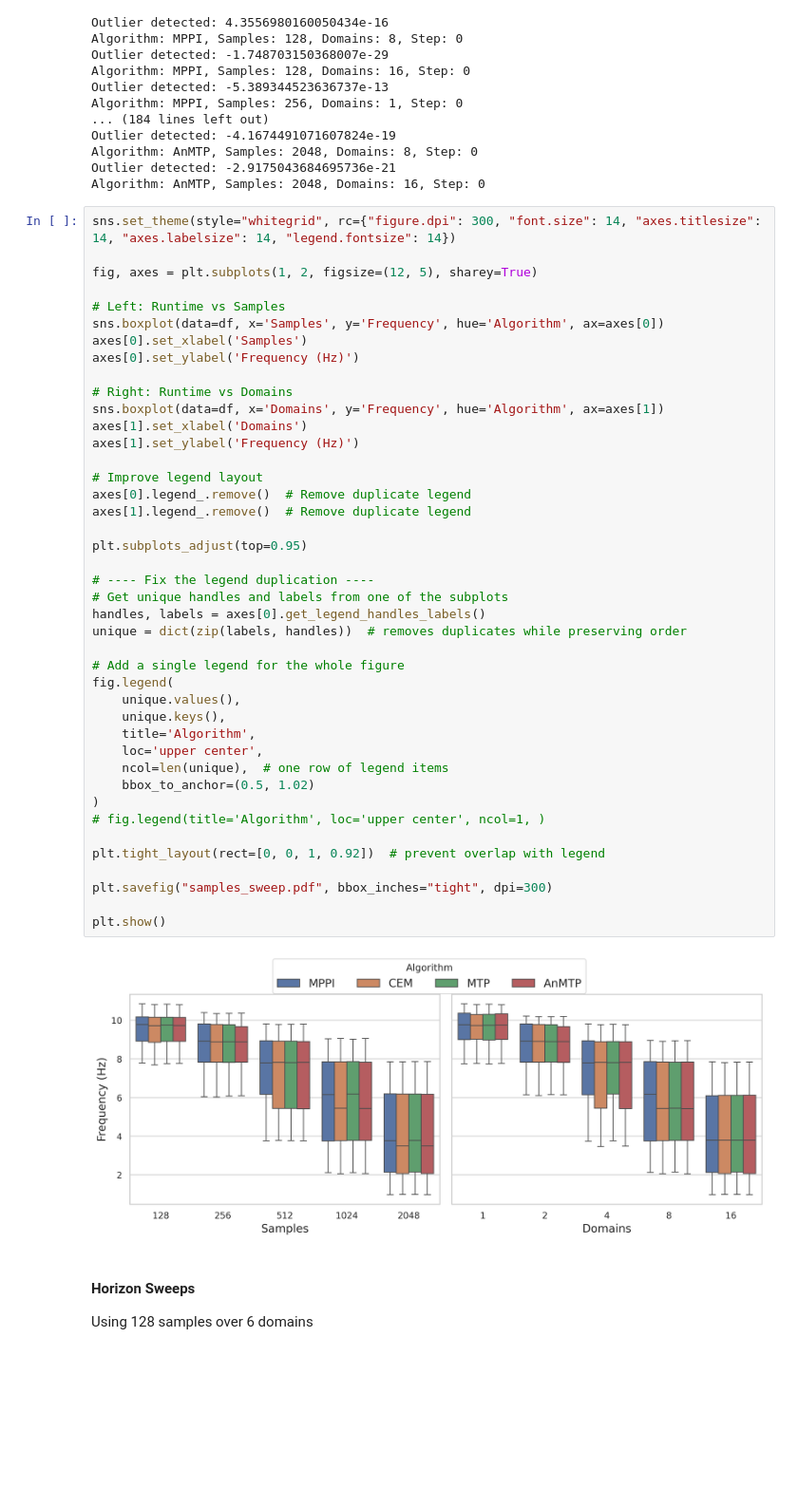
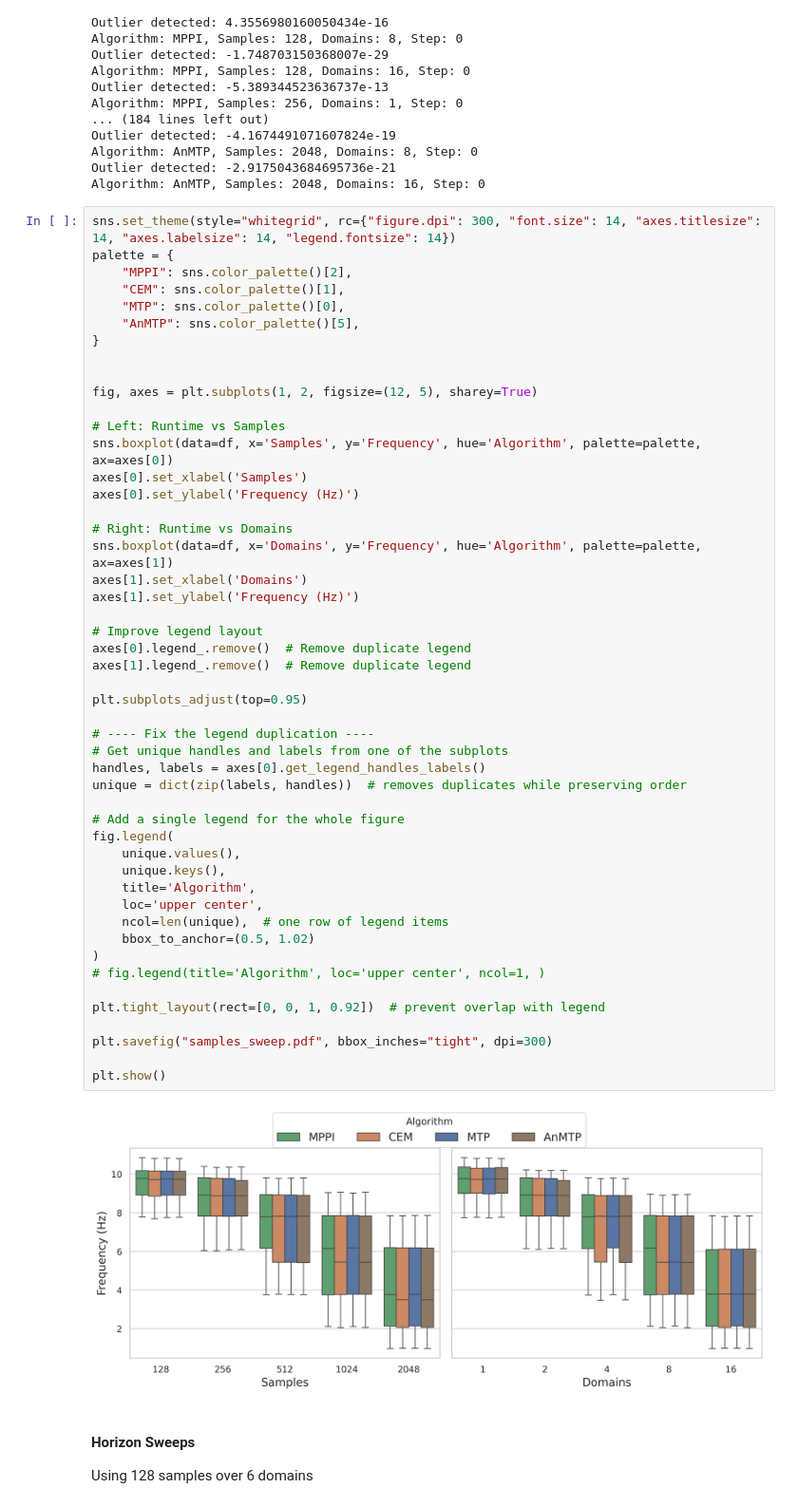
Before and after one commit to magnusdierking/mtp-thesis, a Jupyter notebook: experiments/scaling/plot_scaling_data.ipynb, the cells around one changed output. Shown at 95% size. Cells and saved outputs as stored; diff of their text form; blank space fills up the shorter version.

Commit message:
Changed color in scaling plots

```diff
--- a/experiments/scaling/plot_scaling_data.ipynb
+++ b/experiments/scaling/plot_scaling_data.ipynb
@@ -77,48 +77,55 @@ Outlier detected: -2.9175043684695736e-21
 Algorithm: AnMTP, Samples: 2048, Domains: 16, Step: 0
 # %%
 sns.set_theme(style="whitegrid", rc={"figure.dpi": 300, "font.size": 14, "axes.titlesize": 14, "axes.labelsize": 14, "legend.fontsize": 14})
+palette = {
+    "MPPI": sns.color_palette()[2],
+    "CEM": sns.color_palette()[1],
+    "MTP": sns.color_palette()[0],
+    "AnMTP": sns.color_palette()[5],
+}
+
 
 fig, axes = plt.subplots(1, 2, figsize=(12, 5), sharey=True)
 
 # Left: Runtime vs Samples
-sns.boxplot(data=df, x='Samples', y='Frequency', hue='Algorithm', ax=axes[0])
+sns.boxplot(data=df, x='Samples', y='Frequency', hue='Algorithm', palette=palette, ax=axes[0])
 axes[0].set_xlabel('Samples')
 axes[0].set_ylabel('Frequency (Hz)')
 
 # Right: Runtime vs Domains
-sns.boxplot(data=df, x='Domains', y='Frequency', hue='Algorithm', ax=axes[1])
+sns.boxplot(data=df, x='Domains', y='Frequency', hue='Algorithm', palette=palette, ax=axes[1])
 axes[1].set_xlabel('Domains')
 axes[1].set_ylabel('Frequency (Hz)')
 
 # Improve legend layout
 axes[0].legend_.remove()  # Remove duplicate legend
 axes[1].legend_.remove()  # Remove duplicate legend
 
 plt.subplots_adjust(top=0.95)
 
 # ---- Fix the legend duplication ----
 # Get unique handles and labels from one of the subplots
 handles, labels = axes[0].get_legend_handles_labels()
 unique = dict(zip(labels, handles))  # removes duplicates while preserving order
 
 # Add a single legend for the whole figure
 fig.legend(
     unique.values(),
     unique.keys(),
     title='Algorithm',
     loc='upper center',
     ncol=len(unique),  # one row of legend items
     bbox_to_anchor=(0.5, 1.02)
 )
 # fig.legend(title='Algorithm', loc='upper center', ncol=1, )
 
 plt.tight_layout(rect=[0, 0, 1, 0.92])  # prevent overlap with legend
 
 plt.savefig("samples_sweep.pdf", bbox_inches="tight", dpi=300)
 
 plt.show()
 # %% [output]
-[figure, old version]
+[figure, new version]
 # %% [markdown]
 #### Horizon Sweeps
 Using 128 samples over 6 domains
```
Also changed, not shown: parts of 1 cell of this notebook, 2 other files.
